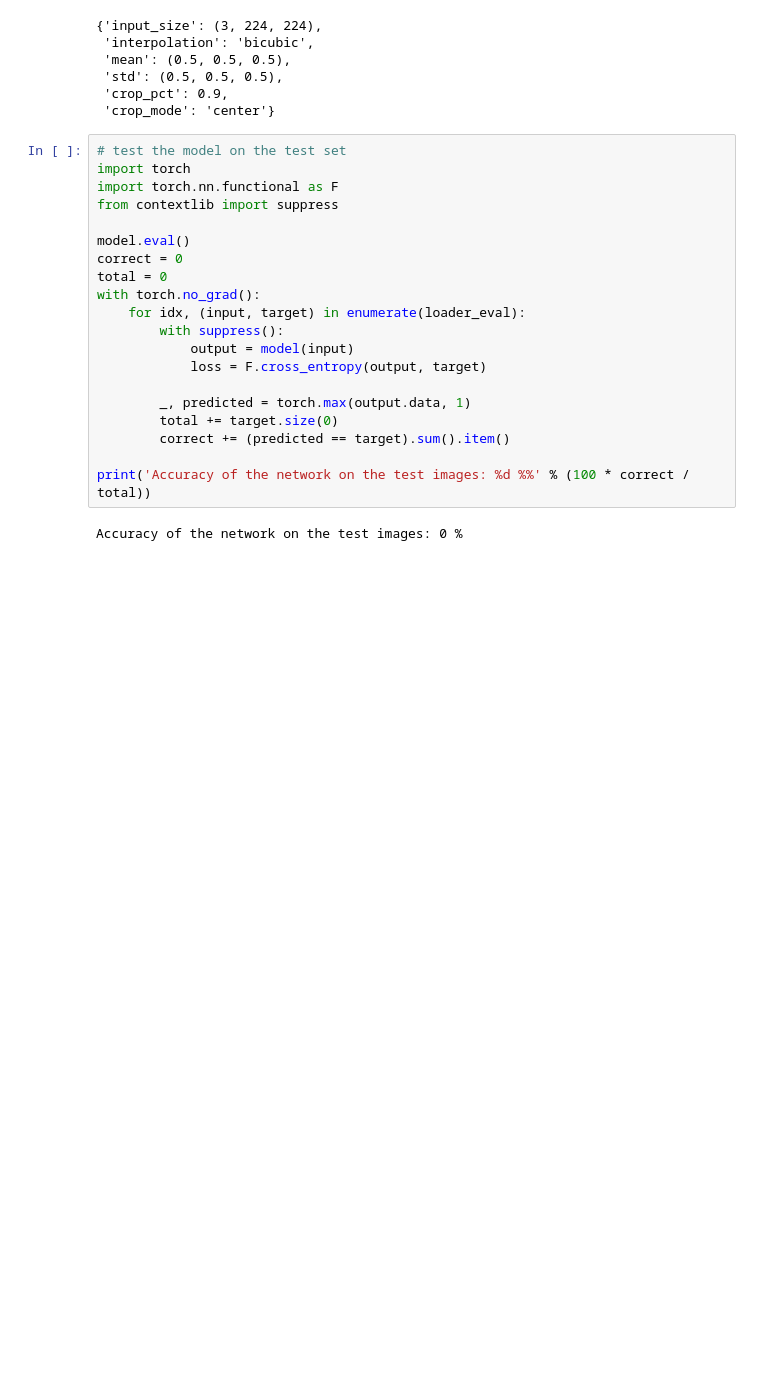
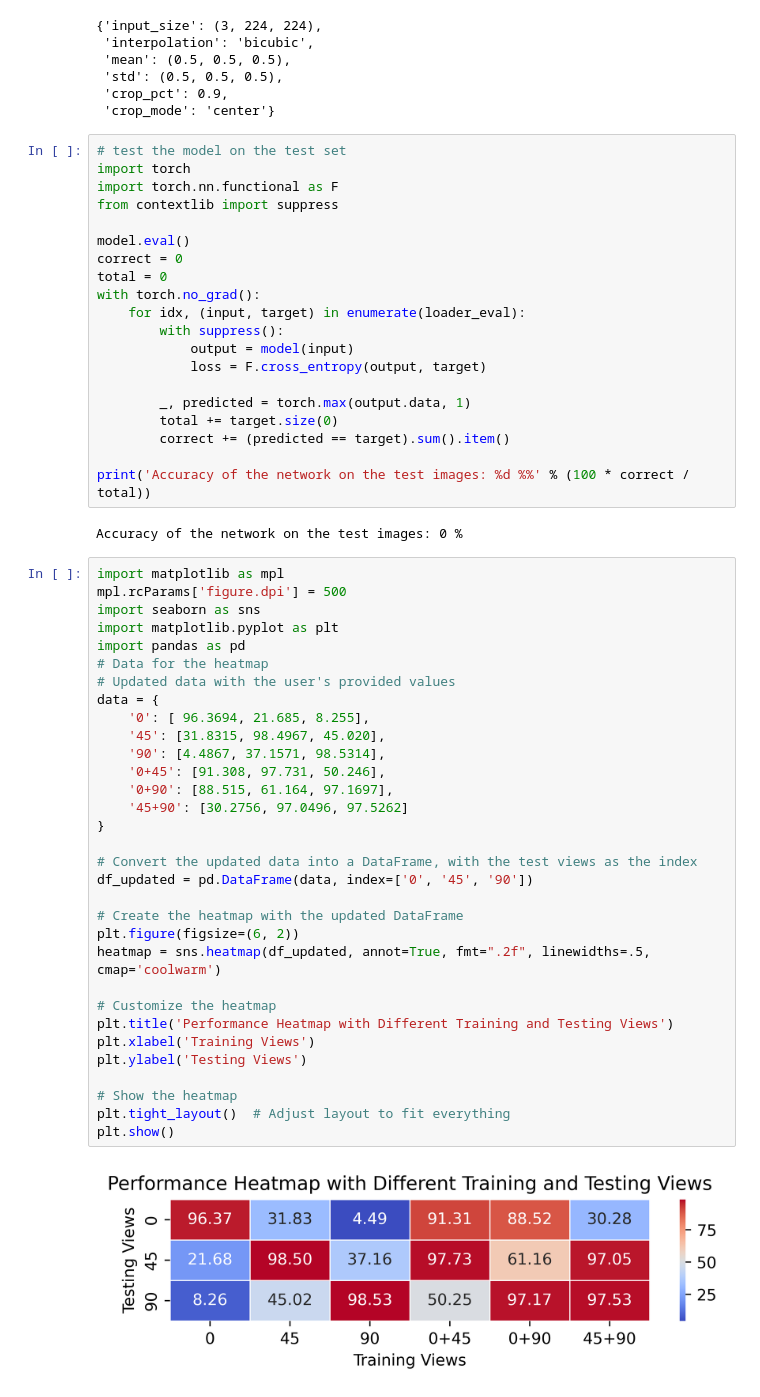
Before and after one commit to KhubaibKhan/CWD-classification, a Jupyter notebook: notebooks/unders.ipynb, the cells around one changed output. Saved outputs shown, nothing was run; the diff lists cells and outputs as text; blank space fills up the shorter version.

```diff
--- a/notebooks/unders.ipynb
+++ b/notebooks/unders.ipynb
@@ -241,3 +241,37 @@ with torch.no_grad():
 print('Accuracy of the network on the test images: %d %%' % (100 * correct / total))
 # %% [output]
 Accuracy of the network on the test images: 0 %
+# %%
+import matplotlib as mpl
+mpl.rcParams['figure.dpi'] = 500
+import seaborn as sns
+import matplotlib.pyplot as plt
+import pandas as pd
+# Data for the heatmap
+# Updated data with the user's provided values
+data = {
+    '0': [ 96.3694, 21.685, 8.255],
+    '45': [31.8315, 98.4967, 45.020],
+    '90': [4.4867, 37.1571, 98.5314],
+    '0+45': [91.308, 97.731, 50.246],
+    '0+90': [88.515, 61.164, 97.1697],
+    '45+90': [30.2756, 97.0496, 97.5262]
+}
+
+# Convert the updated data into a DataFrame, with the test views as the index
+df_updated = pd.DataFrame(data, index=['0', '45', '90'])
+
+# Create the heatmap with the updated DataFrame
+plt.figure(figsize=(6, 2))
+heatmap = sns.heatmap(df_updated, annot=True, fmt=".2f", linewidths=.5, cmap='coolwarm')
+
+# Customize the heatmap
+plt.title('Performance Heatmap with Different Training and Testing Views')
+plt.xlabel('Training Views')
+plt.ylabel('Testing Views')
+
+# Show the heatmap
+plt.tight_layout()  # Adjust layout to fit everything
+plt.show()
+# %% [output]
+[figure, added]
```
Also changed, not shown: parts of 1 cell of this notebook, 6 other files.
